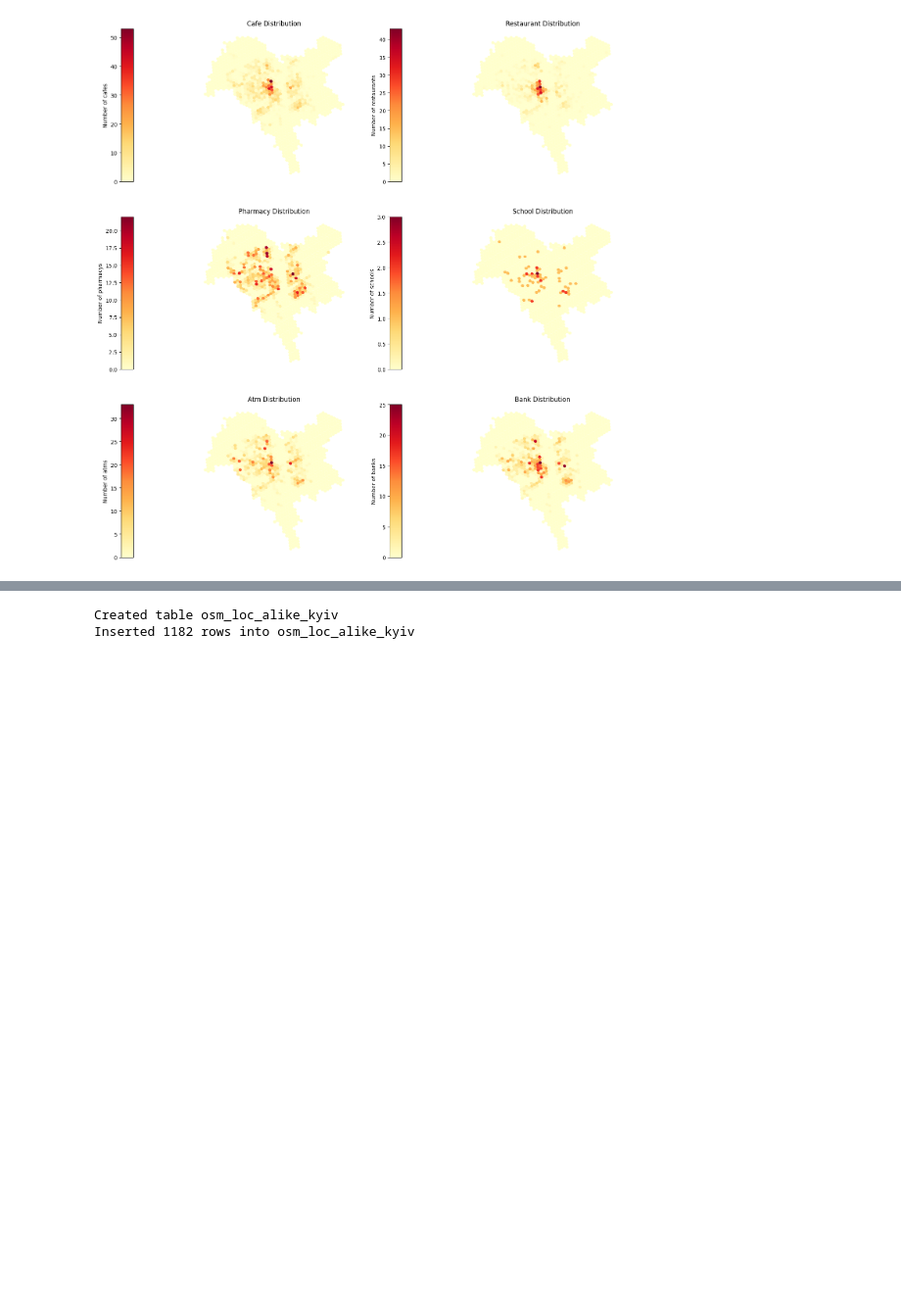
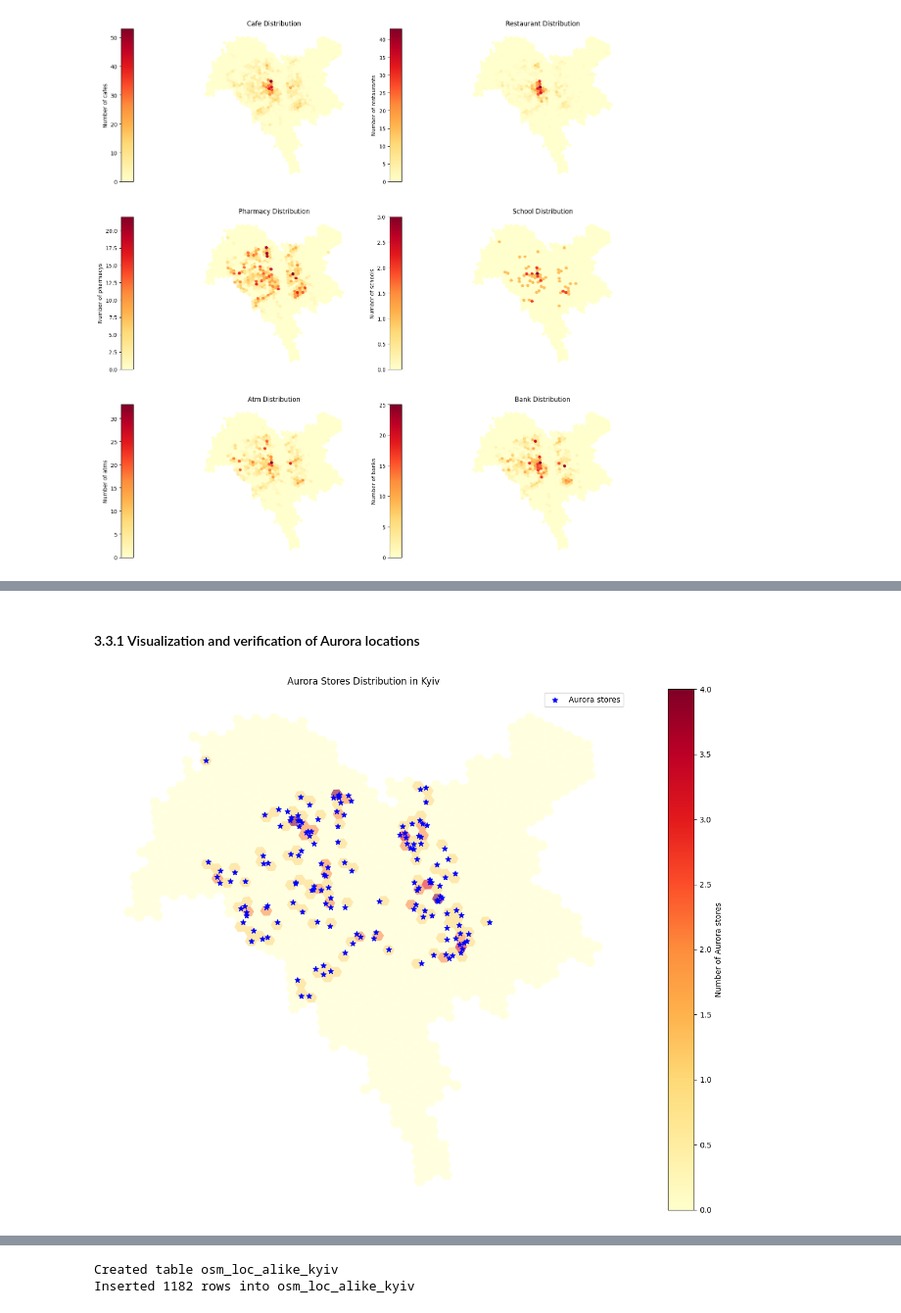
Before and after one commit to Berehulia/ucu-ml-25, a Jupyter notebook: osm-postgis/notebooks/feature_construction.ipynb, the cells around one changed output, grey strips where cells are left out. Shown: that part at 98% size. Drawn from its saved outputs; the diff is of its cells as text; code cells hidden in the pictures; blank space fills up the shorter version.

```diff
--- a/osm-postgis/notebooks/feature_construction.ipynb
+++ b/osm-postgis/notebooks/feature_construction.ipynb
@@ -660,0 +704,14 @@ write_aggregated_chain_count_to_gdf(result_gdf, ['shop', 'supermarket'], ['ЕК
+# %%
+# Count Aurora stores per cell
+kyiv_aurora_locations = gpd.read_file('../../map-proto/geodata/kyiv/kyiv-avrora-locations.geojson')
+aurora_counts = count_points_in_polygons(kyiv_aurora_locations, result_gdf)
+
+# Basic statistics
+print("\nFinal Statistics:")
+print(f"Total Aurora stores: {aurora_counts.sum()}")
+print(f"Cells with Aurora: {(aurora_counts > 0).sum()}")
+print(f"Percentage of cells with Aurora: {((aurora_counts > 0).sum() / len(aurora_counts) * 100):.2f}%")
+print("\nDistribution of stores per cell:")
+print(aurora_counts[aurora_counts > 0].value_counts().sort_index())
+
+result_gdf['aurora_count'] = aurora_counts
@@ -660,0 +734,31 @@ write_aggregated_chain_count_to_gdf(result_gdf, ['shop', 'supermarket'], ['ЕК
+# %% [markdown]
+#### 3.3.1 Visualization and verification of Aurora locations
+# %%
+fig, ax = plt.subplots(1, 1, figsize=(15, 10))
+
+# Plot hexagons with Aurora counts
+result_gdf.plot(
+    column=aurora_counts,
+    ax=ax,
+    legend=True,
+    cmap='YlOrRd',
+    legend_kwds={'label': 'Number of Aurora stores'},
+    alpha=0.6
+)
+
+# Plot Aurora locations as points
+kyiv_aurora_locations.plot(
+    ax=ax,
+    color='blue',
+    markersize=50,
+    marker='*',
+    label='Aurora stores'
+)
+
+ax.set_title('Aurora Stores Distribution in Kyiv')
+ax.legend()
+ax.axis('off')
+plt.tight_layout()
+plt.show()
+# %% [output]
+[figure, added]
```
Also changed, not shown: parts of 19 cells of this notebook.
